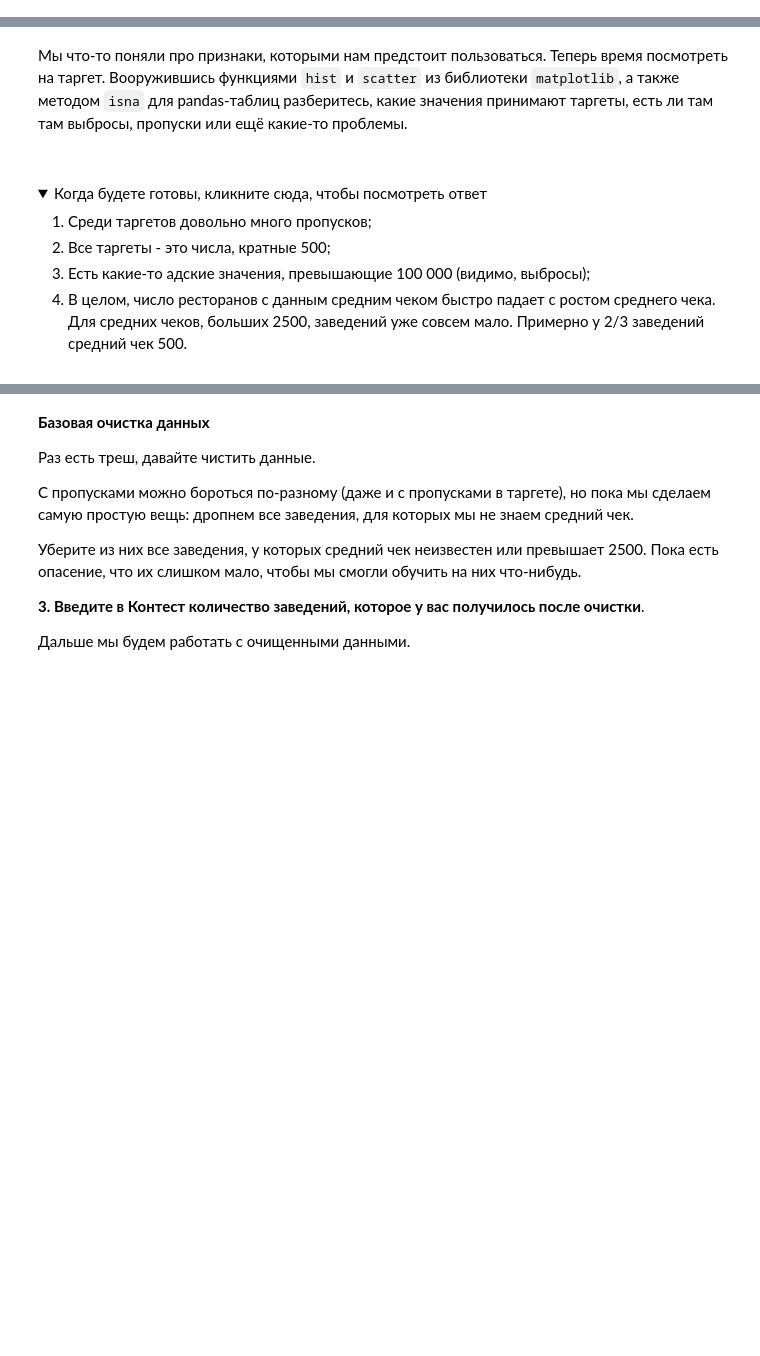
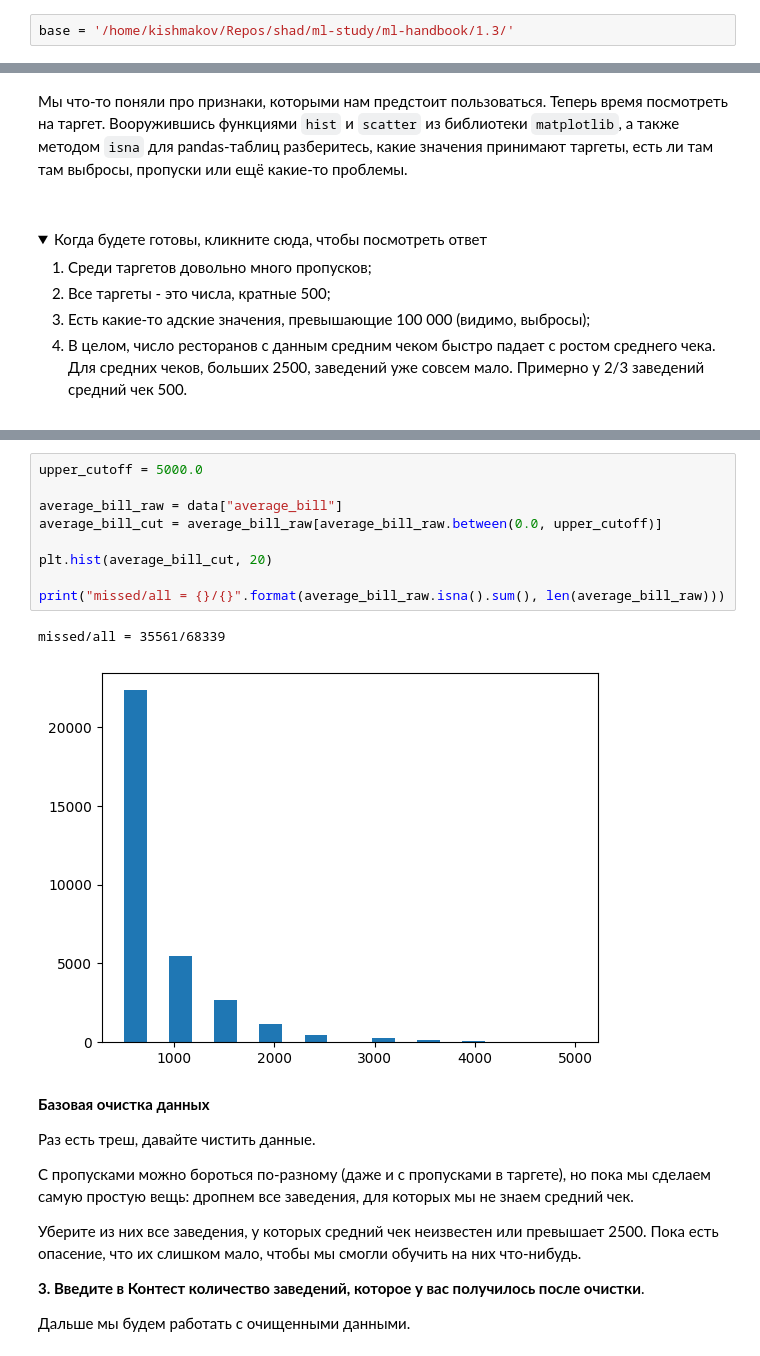
Before and after one commit to kishmakov/ml-study, a Jupyter notebook: ml-handbook/1.3/autohw_intro_ML_draft.ipynb, the cells around one changed output, grey strips where cells are left out. Drawn from its saved outputs; the diff is of its cells as text; folded sections open; blank space fills up the shorter version.

```diff
--- a/ml-handbook/1.3/autohw_intro_ML_draft.ipynb
+++ b/ml-handbook/1.3/autohw_intro_ML_draft.ipynb
@@ -132,3 +131,5 @@ base = '/home/avalur/autohw/'
+# %%
+base = '/home/kishmakov/Repos/shad/ml-study/ml-handbook/1.3/'
 # %%
 data = pd.read_csv(base + 'organisations.csv')
 features = pd.read_csv(base + 'features.csv')
@@ -196,3 +227,15 @@ rubric_dict
+# %%
+upper_cutoff = 5000.0
+
+average_bill_raw = data["average_bill"]
+average_bill_cut = average_bill_raw[average_bill_raw.between(0.0, upper_cutoff)]
+
+plt.hist(average_bill_cut, 20)
+
+print("missed/all = {}/{}".format(average_bill_raw.isna().sum(), len(average_bill_raw)))
+# %% [output]
+missed/all = 35561/68339
+[figure, added]
 # %% [markdown]
 **Базовая очистка данных**
 
```
Also changed, not shown: parts of 19 cells of this notebook, 3 other files.
